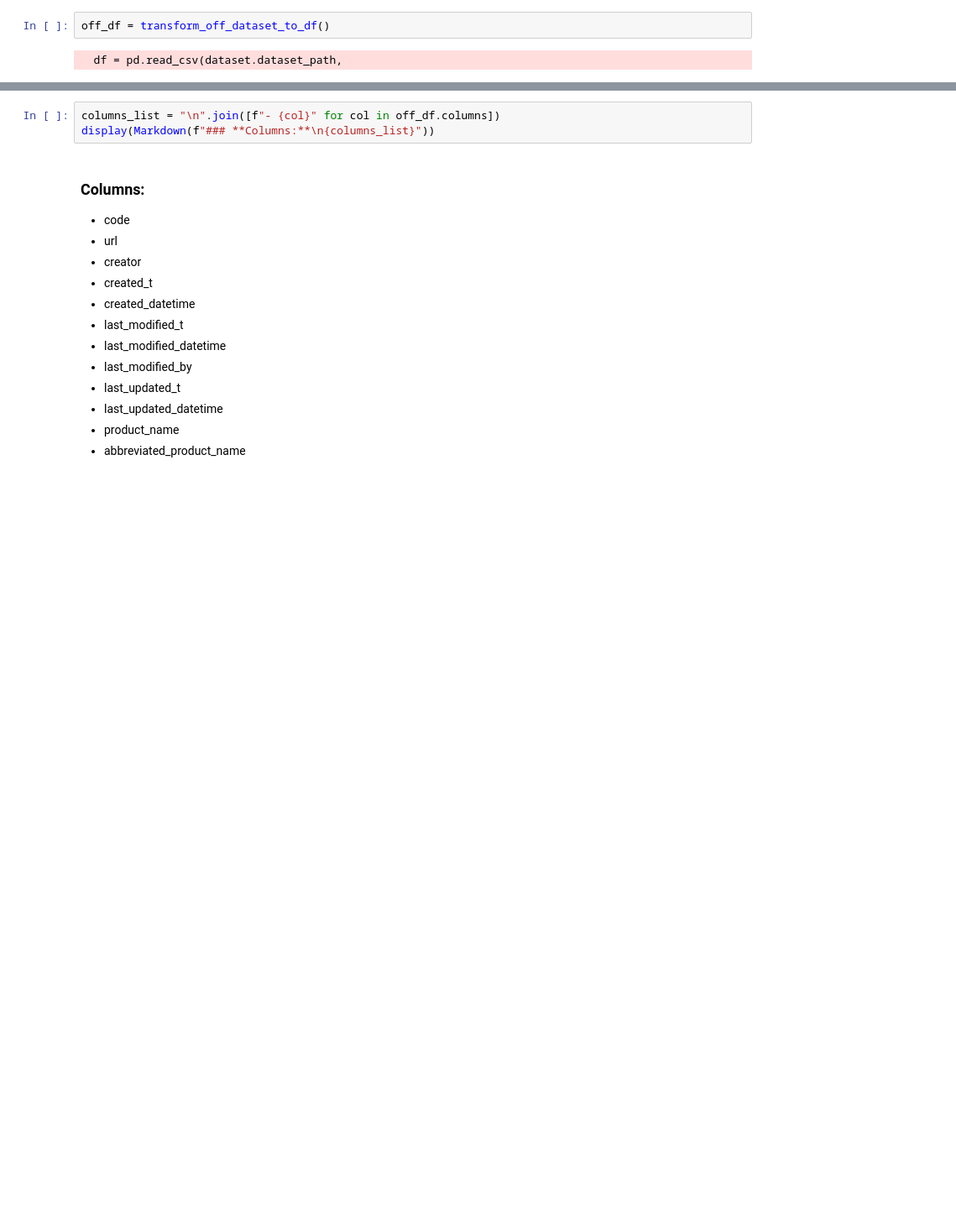
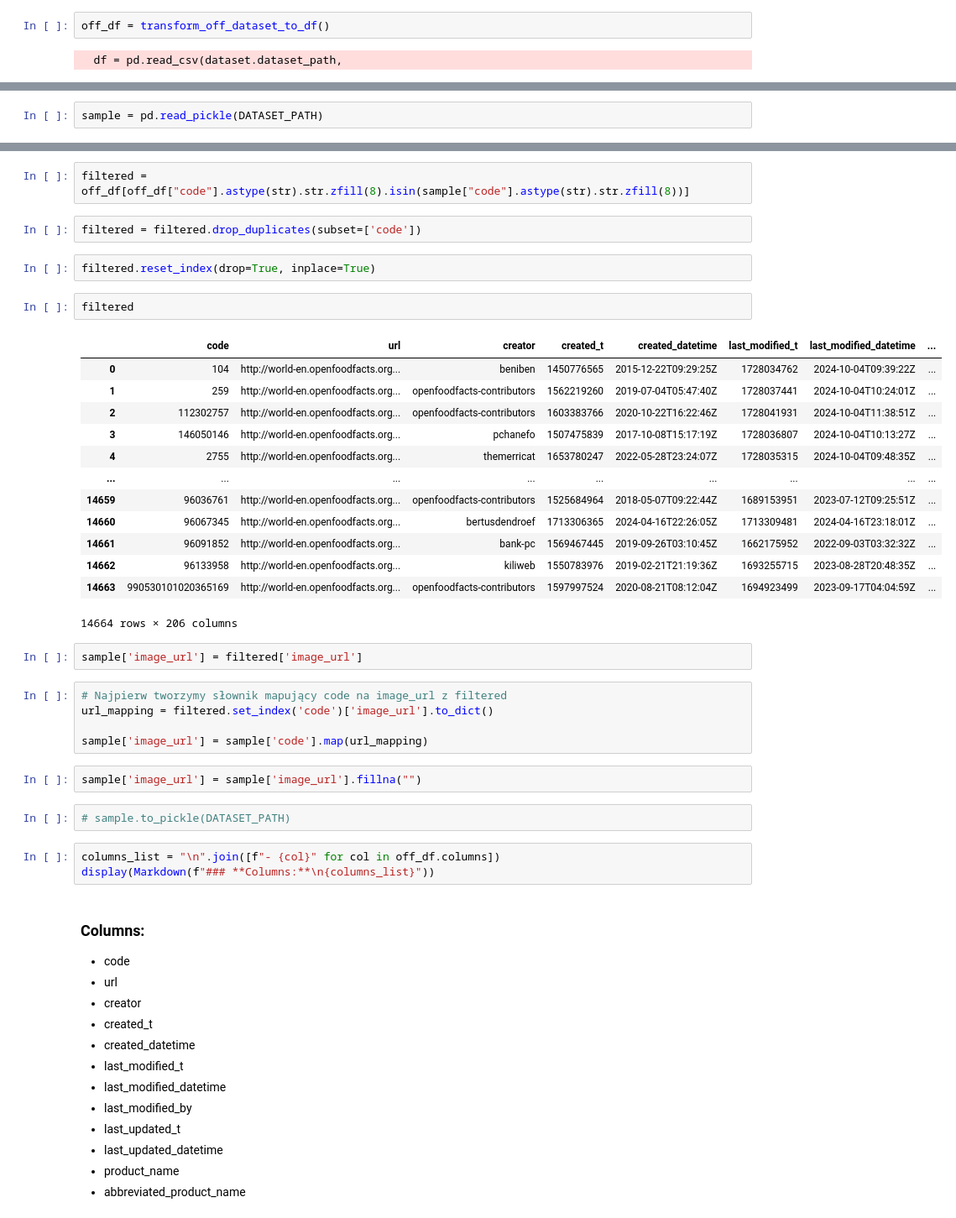
Before and after one commit to stingsek/EATcareFULLY-supportive_services, a Jupyter notebook: notebooks/data_cleaning.ipynb, the cells around one changed output, grey strips where cells are left out. Shown: that part at 84% size. Drawn from its saved outputs; the diff is of its cells as text; blank space fills up the shorter version.

```diff
--- a/notebooks/data_cleaning.ipynb
+++ b/notebooks/data_cleaning.ipynb
@@ -23,0 +26,2 @@ off_df = transform_off_dataset_to_df()
+# %%
+sample = pd.read_pickle(DATASET_PATH)
@@ -24,3 +44,36 @@ off_df = transform_off_dataset_to_df()
+# %%
+filtered = off_df[off_df["code"].astype(str).str.zfill(8).isin(sample["code"].astype(str).str.zfill(8))]
+# %%
+filtered = filtered.drop_duplicates(subset=['code'])
+# %%
+filtered.reset_index(drop=True, inplace=True)
+# %%
+filtered
+# %% [output]
+|  | code | url | creator | created_t | created_datetime | last_modified_t | last_modified_datetime | ... |
+| 0 | 104 | http://world-en.openfoodfacts.org... | beniben | 1450776565 | 2015-12-22T09:29:25Z | 1728034762 | 2024-10-04T09:39:22Z | ... |
+| 1 | 259 | http://world-en.openfoodfacts.org... | openfoodfacts-contributors | 1562219260 | 2019-07-04T05:47:40Z | 1728037441 | 2024-10-04T10:24:01Z | ... |
+| 2 | 112302757 | http://world-en.openfoodfacts.org... | openfoodfacts-contributors | 1603383766 | 2020-10-22T16:22:46Z | 1728041931 | 2024-10-04T11:38:51Z | ... |
+| 3 | 146050146 | http://world-en.openfoodfacts.org... | pchanefo | 1507475839 | 2017-10-08T15:17:19Z | 1728036807 | 2024-10-04T10:13:27Z | ... |
+| 4 | 2755 | http://world-en.openfoodfacts.org... | themerricat | 1653780247 | 2022-05-28T23:24:07Z | 1728035315 | 2024-10-04T09:48:35Z | ... |
+| ... | ... | ... | ... | ... | ... | ... | ... | ... |
+| 14659 | 96036761 | http://world-en.openfoodfacts.org... | openfoodfacts-contributors | 1525684964 | 2018-05-07T09:22:44Z | 1689153951 | 2023-07-12T09:25:51Z | ... |
+| 14660 | 96067345 | http://world-en.openfoodfacts.org... | bertusdendroef | 1713306365 | 2024-04-16T22:26:05Z | 1713309481 | 2024-04-16T23:18:01Z | ... |
+| 14661 | 96091852 | http://world-en.openfoodfacts.org... | bank-pc | 1569467445 | 2019-09-26T03:10:45Z | 1662175952 | 2022-09-03T03:32:32Z | ... |
+| 14662 | 96133958 | http://world-en.openfoodfacts.org... | kiliweb | 1550783976 | 2019-02-21T21:19:36Z | 1693255715 | 2023-08-28T20:48:35Z | ... |
+| 14663 | 990530101020365169 | http://world-en.openfoodfacts.org... | openfoodfacts-contributors | 1597997524 | 2020-08-21T08:12:04Z | 1694923499 | 2023-09-17T04:04:59Z | ... |
+14664 rows × 206 columns
+# %%
+sample['image_url'] = filtered['image_url']
+# %%
+# Najpierw tworzymy słownik mapujący code na image_url z filtered
+url_mapping = filtered.set_index('code')['image_url'].to_dict()
+
+sample['image_url'] = sample['code'].map(url_mapping)
+# %%
+sample['image_url'] = sample['image_url'].fillna("")
+# %%
+# sample.to_pickle(DATASET_PATH)
 # %%
 columns_list = "\n".join([f"- {col}" for col in off_df.columns])
 display(Markdown(f"### **Columns:**\n{columns_list}"))
```
Also changed, not shown: parts of 2 cells of this notebook, 9 other files.
